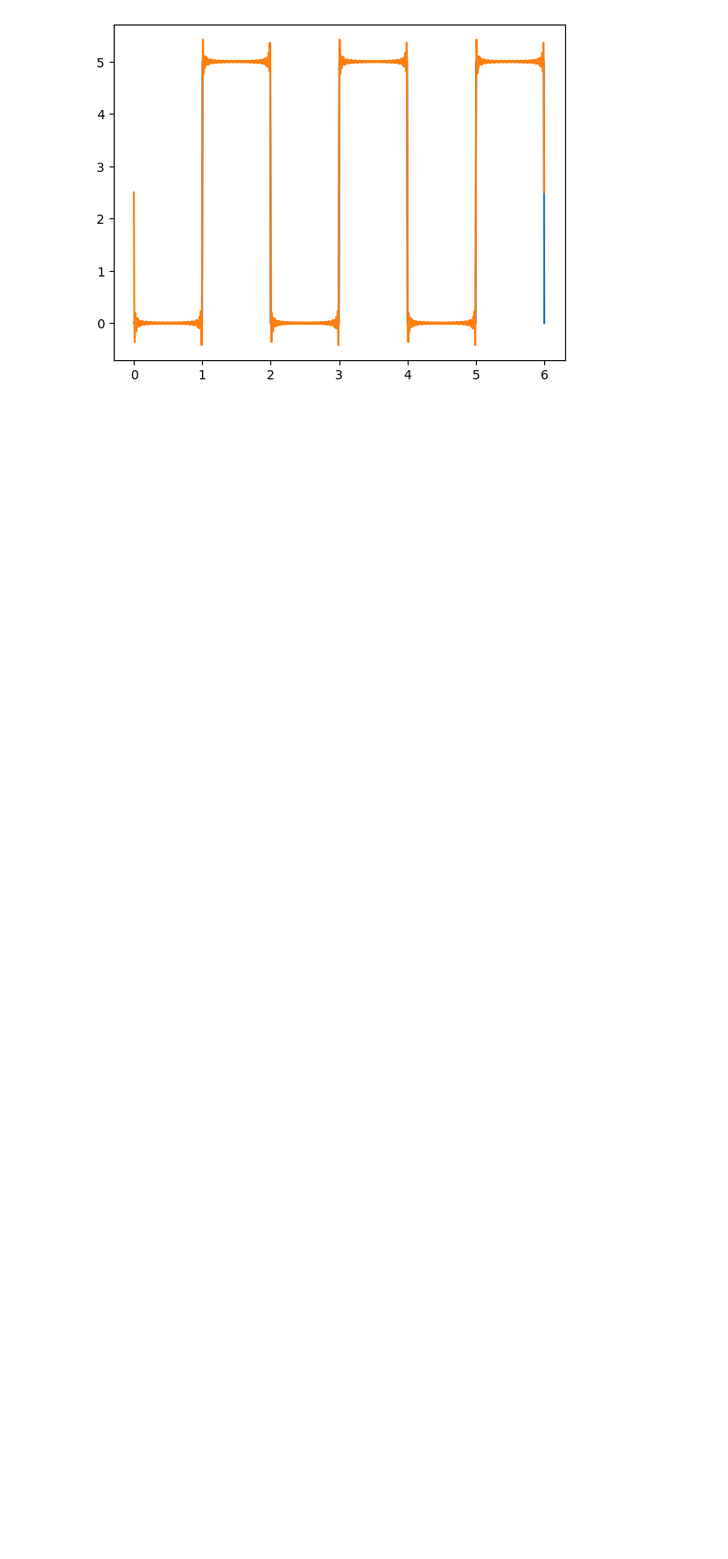
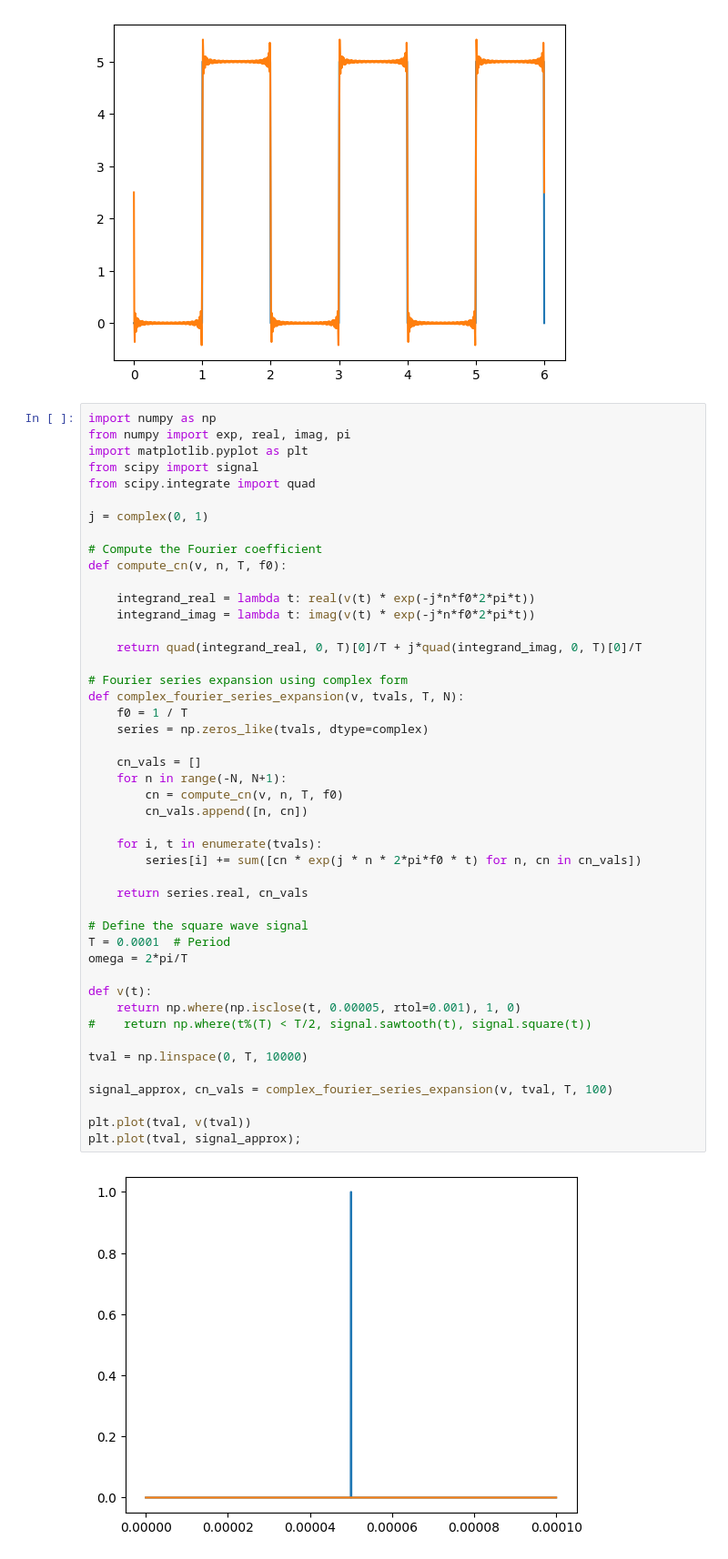
Before and after one commit to andrew-koren/cautious-adventure, a Jupyter notebook: my stuff/FS24/PHY 415/activites.ipynb, the cells around one changed output. Shown at 91% size. Saved outputs shown, nothing was run; the diff lists cells and outputs as text; blank space fills up the shorter version.

```diff
--- a/my stuff/FS24/PHY 415/activites.ipynb
+++ b/my stuff/FS24/PHY 415/activites.ipynb
@@ -1506,3 +1506,51 @@ plt.plot(t, V_square(t, params))
 plt.plot(t, fourier(t, 100, params));
 # %% [output]
 [figure]
+# %%
+import numpy as np
+from numpy import exp, real, imag, pi
+import matplotlib.pyplot as plt
+from scipy import signal
+from scipy.integrate import quad
+
+j = complex(0, 1)
+
+# Compute the Fourier coefficient
+def compute_cn(v, n, T, f0):
+
+    integrand_real = lambda t: real(v(t) * exp(-j*n*f0*2*pi*t))
+    integrand_imag = lambda t: imag(v(t) * exp(-j*n*f0*2*pi*t))
+
+    return quad(integrand_real, 0, T)[0]/T + j*quad(integrand_imag, 0, T)[0]/T
+
+# Fourier series expansion using complex form
+def complex_fourier_series_expansion(v, tvals, T, N):
+    f0 = 1 / T
+    series = np.zeros_like(tvals, dtype=complex)
+
+    cn_vals = []
+    for n in range(-N, N+1):
+        cn = compute_cn(v, n, T, f0)
+        cn_vals.append([n, cn])
+
+    for i, t in enumerate(tvals):
+        series[i] += sum([cn * exp(j * n * 2*pi*f0 * t) for n, cn in cn_vals])
+
+    return series.real, cn_vals
+
+# Define the square wave signal
+T = 0.0001  # Period
+omega = 2*pi/T
+
+def v(t):
+    return np.where(np.isclose(t, 0.00005, rtol=0.001), 1, 0)
+#    return np.where(t%(T) < T/2, signal.sawtooth(t), signal.square(t))
+
+tval = np.linspace(0, T, 10000)
+
+signal_approx, cn_vals = complex_fourier_series_expansion(v, tval, T, 100)
+
+plt.plot(tval, v(tval))
+plt.plot(tval, signal_approx);
+# %% [output]
+[figure, added]
```
Also changed, not shown: parts of 2 cells of this notebook, 7 other files.
